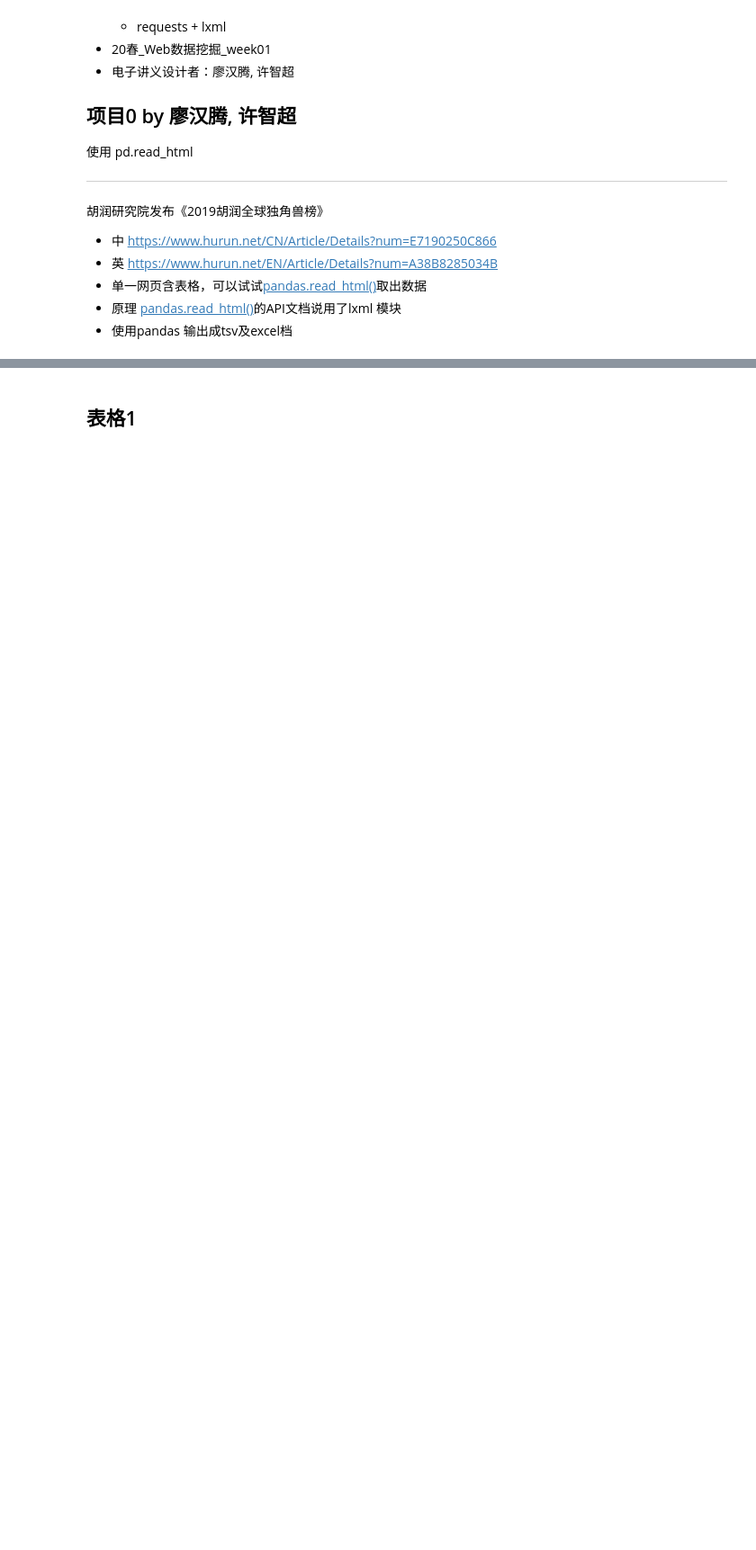
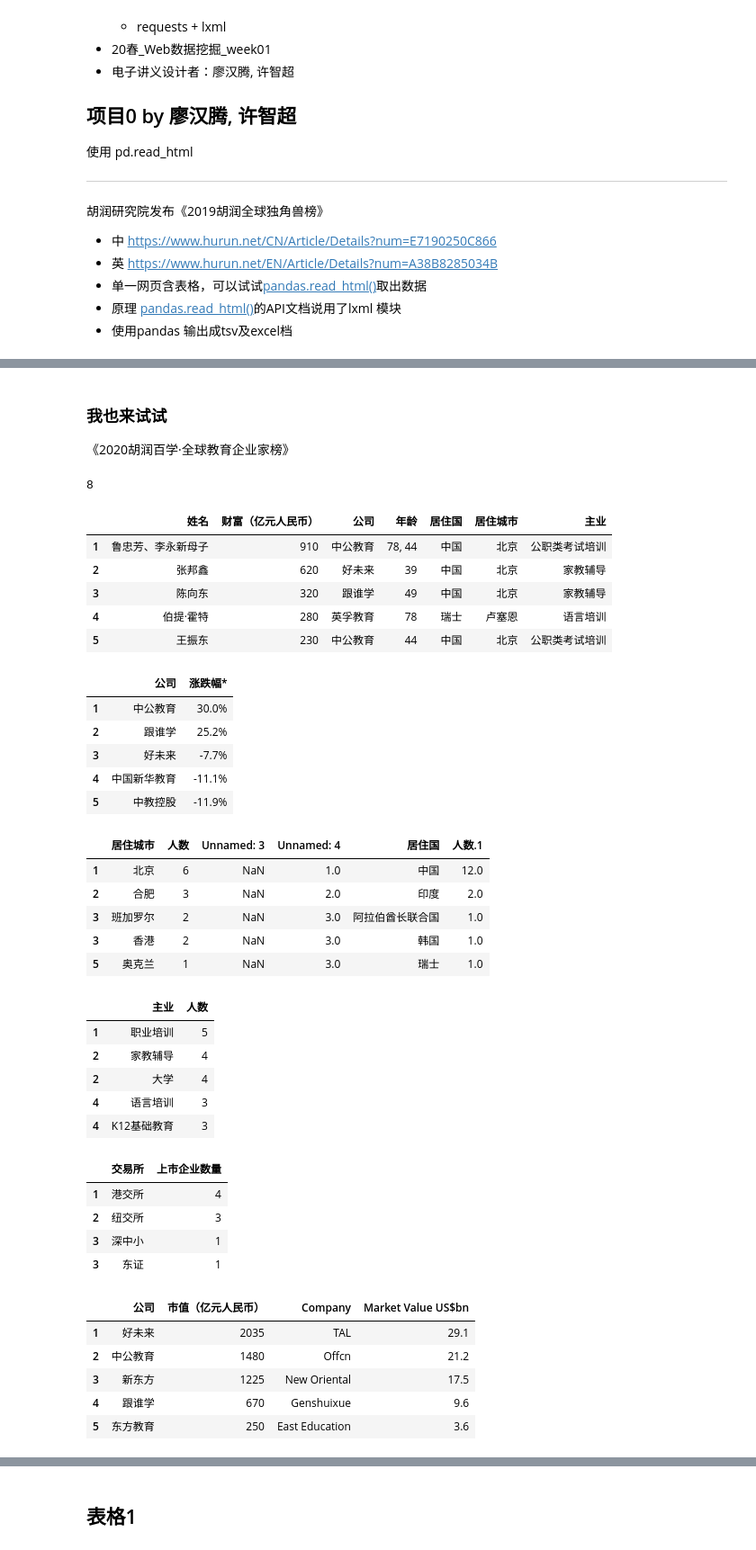
Before and after one commit to xintaolee/Spring20_Web_Mining, a Jupyter notebook: 20春_Web_Mining_week01/20春_Web数据挖掘_week01_prj01_胡润全球独角兽榜.ipynb, the cells around one changed output, grey strips where cells are left out. Shown at 90% size. Saved outputs shown, nothing was run; the diff lists cells and outputs as text; code cells hidden in the pictures; blank space fills up the shorter version.

```diff
--- a/20春_Web_Mining_week01/20春_Web数据挖掘_week01_prj01_胡润全球独角兽榜.ipynb
+++ b/20春_Web_Mining_week01/20春_Web数据挖掘_week01_prj01_胡润全球独角兽榜.ipynb
@@ -112,3 +112,56 @@ for df in df_list:
 | 5 | JUUL Labs | JUUL Labs | 3400 | 美国 | 旧金山 | 消费品 | Adam Bowen, James Monsees, Kevin ... | 2015 | M13, Timothy Davis, Evolution VC ... |
 # %%
 df_out = dict()
+# %% [markdown]
+### 我也来试试
+《2020胡润百学·全球教育企业家榜》
+# %%
+URL_src = { "zh" : "https://www.hurun.net/CN/Article/Details?num=85713DB41483"
+            }
+# %%
+import pandas as pd  # 导入pandas模块
+df_list = pd.read_html(URL_src['zh'], encoding="utf8", header=0, index_col=0)
+# %%
+from IPython.display import display, HTML  # jupyter的魔法功能 把html上的表格显示出来
+# 快速檢查，看共有幾個表
+print (len(df_list)) #统计表格数量
+
+for df in df_list:  # 遍历一遍网页，把网页上的表格显示出来。
+    display(df.head())
+# %% [output]
+8
+|  | 姓名 | 财富（亿元人民币） | 公司 | 年龄 | 居住国 | 居住城市 | 主业 |
+| 1 | 鲁忠芳、李永新母子 | 910 | 中公教育 | 78, 44 | 中国 | 北京 | 公职类考试培训 |
+| 2 | 张邦鑫 | 620 | 好未来 | 39 | 中国 | 北京 | 家教辅导 |
+| 3 | 陈向东 | 320 | 跟谁学 | 49 | 中国 | 北京 | 家教辅导 |
+| 4 | 伯提·霍特 | 280 | 英孚教育 | 78 | 瑞士 | 卢塞恩 | 语言培训 |
+| 5 | 王振东 | 230 | 中公教育 | 44 | 中国 | 北京 | 公职类考试培训 |
+|  | 公司 | 涨跌幅* |
+| 1 | 中公教育 | 30.0% |
+| 2 | 跟谁学 | 25.2% |
+| 3 | 好未来 | -7.7% |
+| 4 | 中国新华教育 | -11.1% |
+| 5 | 中教控股 | -11.9% |
+|  | 居住城市 | 人数 | Unnamed: 3 | Unnamed: 4 | 居住国 | 人数.1 |
+| 1 | 北京 | 6 | NaN | 1.0 | 中国 | 12.0 |
+| 2 | 合肥 | 3 | NaN | 2.0 | 印度 | 2.0 |
+| 3 | 班加罗尔 | 2 | NaN | 3.0 | 阿拉伯酋长联合国 | 1.0 |
+| 3 | 香港 | 2 | NaN | 3.0 | 韩国 | 1.0 |
+| 5 | 奥克兰 | 1 | NaN | 3.0 | 瑞士 | 1.0 |
+|  | 主业 | 人数 |
+| 1 | 职业培训 | 5 |
+| 2 | 家教辅导 | 4 |
+| 2 | 大学 | 4 |
+| 4 | 语言培训 | 3 |
+| 4 | K12基础教育 | 3 |
+|  | 交易所 | 上市企业数量 |
+| 1 | 港交所 | 4 |
+| 2 | 纽交所 | 3 |
+| 3 | 深中小 | 1 |
+| 3 | 东证 | 1 |
+|  | 公司 | 市值（亿元人民币） | Company | Market Value US$bn |
+| 1 | 好未来 | 2035 | TAL | 29.1 |
+| 2 | 中公教育 | 1480 | Offcn | 21.2 |
+| 3 | 新东方 | 1225 | New Oriental | 17.5 |
+| 4 | 跟谁学 | 670 | Genshuixue | 9.6 |
+| 5 | 东方教育 | 250 | East Education | 3.6 |
```
Also changed, not shown: parts of 8 cells of this notebook.
